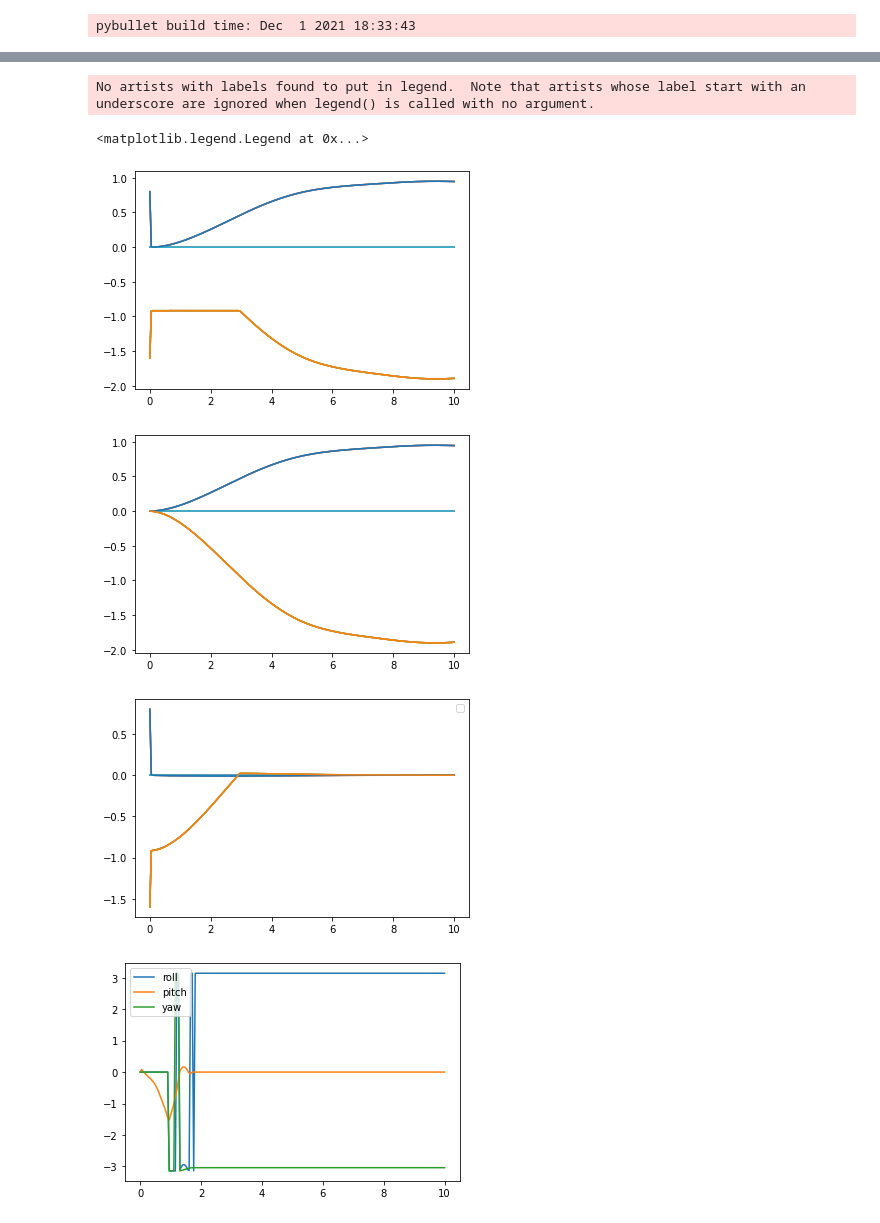
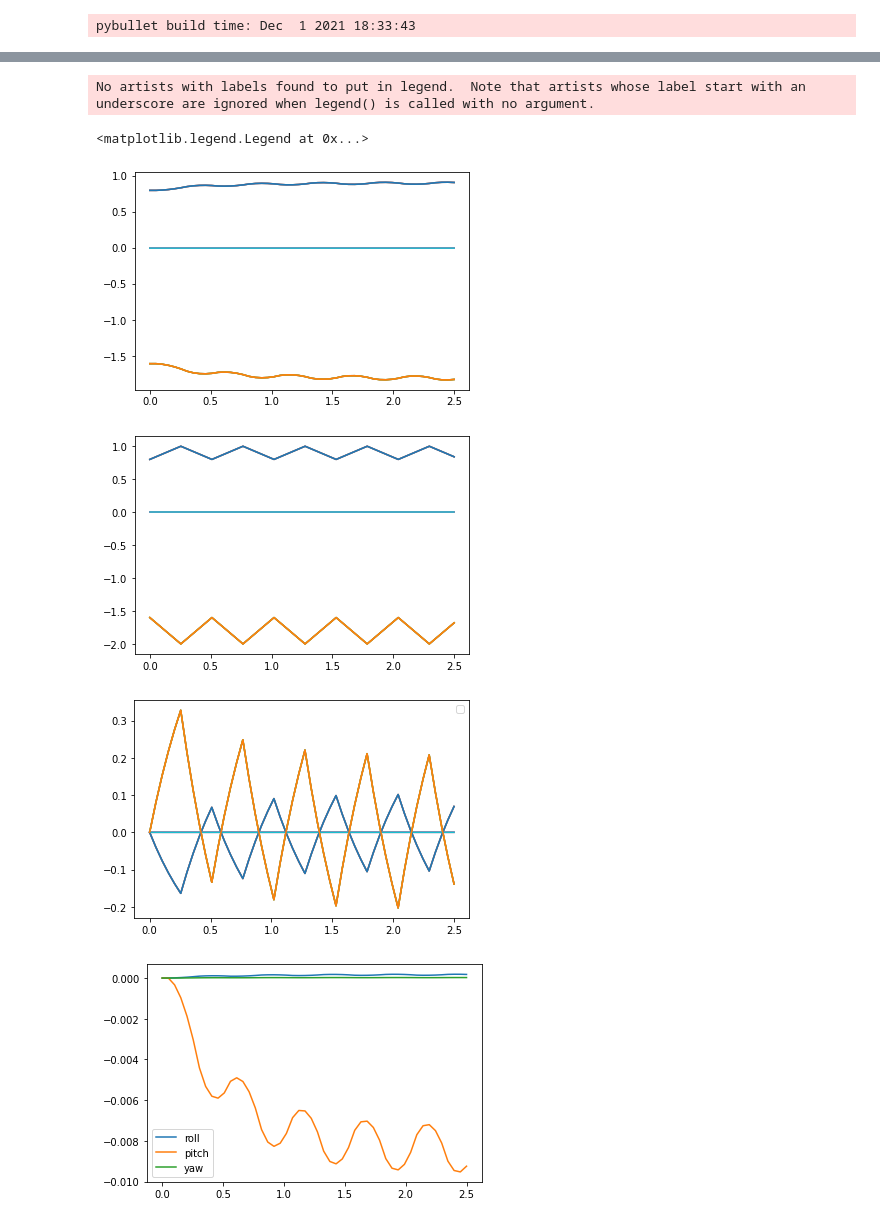
Before and after one commit to dtch1997/quadruped-gym, a Jupyter notebook: notebooks/inspect_simulator.ipynb, the cells around one changed output, grey strips where cells are left out. Drawn from its saved outputs; the diff is of its cells as text; code cells hidden in the pictures.

```diff
--- a/notebooks/inspect_simulator.ipynb
+++ b/notebooks/inspect_simulator.ipynb
@@ -1,6 +1,7 @@
 # %%
 import numpy as np
 import gym
+import copy
 
 import typing
 import quadruped_gym.gym
@@ -42,17 +43,17 @@ class Logger:
             )
         return all_data
 
-def test_simulation_with_controller(simulator: Simulator, controller: Controller, n_time_steps = 100, n_action_repeat = 30):
+def test_simulation_with_controller(simulator: Simulator, controller: Controller, n_time_steps = 100):
     obs_logger = Logger()
     act_logger = Logger()
 
     obs = simulator.reset()
     for i in range(n_time_steps):
-        controller.update(i * n_action_repeat, obs)
+        controller.update(i * simulator.sim_params.n_action_repeat, obs)
         action = controller.get_action()
-        obs_logger.update(obs)
-        act_logger.update(action)
-        obs = simulator.step(action, n_repeats = n_action_repeat)
+        obs_logger.update(copy.deepcopy(obs))
+        act_logger.update(copy.deepcopy(action))
+        obs = simulator.step(action)
 
     observation_history = obs_logger.collate()
     action_history = act_logger.collate()
@@ -62,21 +63,30 @@ pybullet build time: Dec  1 2021 18:33:43
 # %%
 from quadruped_gym.agents.linear_controller import LinearController
 
+SIM_TIME_STEP = 0.001
+N_ACTION_REPEAT = 50
+N_TIME_STEPS = 50
+
 simulator = a1_pybullet.A1PyBulletSimulator(
-    sim_params=SimulationParameters(enable_rendering=True)
+    sim_params=SimulationParameters(
+        sim_time_step_s = SIM_TIME_STEP,
+        n_action_repeat = N_ACTION_REPEAT,
+
+        enable_rendering=False,
+        enable_clip_motor_commands=False,
+        enable_action_filter=False)
 )
 controller = LinearController(
     init_pose = np.array([0, 0.8, -1.6, 0, 0.8, -1.6, 0, 0.8, -1.6, 0, 0.8, -1.6,]),
     final_pose = np.array([0, 1.0, -2.0, 0, 1.0, -2.0, 0, 1.0, -2.0, 0, 1.0, -2.0,]),
     controller_kp = 100.0,
     controller_kd = 1.0,
-    interpolation_timesteps = 2500
+    interpolation_timesteps = 250
 )
 
-N_TIME_STEPS = 200
-N_ACTION_REPEAT = 50
+
 obs_hist, act_hist = test_simulation_with_controller(
-    simulator, controller, n_time_steps= N_TIME_STEPS, n_action_repeat=N_ACTION_REPEAT)
+    simulator, controller, n_time_steps= N_TIME_STEPS)
 
 del simulator
 # %% [output]
@@ -100,27 +97,29 @@ main semaphore destroyed
 # %%
 import matplotlib.pyplot as plt
 
-time = np.linspace(0, N_TIME_STEPS * N_ACTION_REPEAT * 0.001, N_TIME_STEPS)
+time = np.linspace(0, N_TIME_STEPS * N_ACTION_REPEAT * SIM_TIME_STEP, N_TIME_STEPS)
 
 plt.figure()
-plt.plot(time, obs_hist.motor_angles)
+for i in range(obs_hist.motor_angles.shape[1]):
+    plt.plot(time, obs_hist.motor_angles[:,i])
 
 plt.figure()
-plt.plot(time, act_hist.desired_motor_angles)
+for i in range(obs_hist.motor_angles.shape[1]):
+    plt.plot(time, act_hist.desired_motor_angles[:,i])
 
 plt.figure()
 for i in range(obs_hist.motor_angles.shape[1]):
     plt.plot(time, obs_hist.motor_angles[:,i] - act_hist.desired_motor_angles[:,i])
 plt.legend()
 
 plt.figure()
 for i in range(3):
     plt.plot(time, obs_hist.base_rpy[:,i], label = ['roll', 'pitch', 'yaw'][i])
 plt.legend()
 # %% [output]
 No artists with labels found to put in legend.  Note that artists whose label start with an underscore are ignored when legend() is called with no argument.
 <matplotlib.legend.Legend at 0x...>
-[figure, old version]
+[figure, new version]
-[figure, old version]
+[figure, new version]
-[figure, old version]
+[figure, new version]
-[figure, old version]
+[figure, new version]
```
Also changed, not shown: parts of 1 cell of this notebook, 3 other files.
